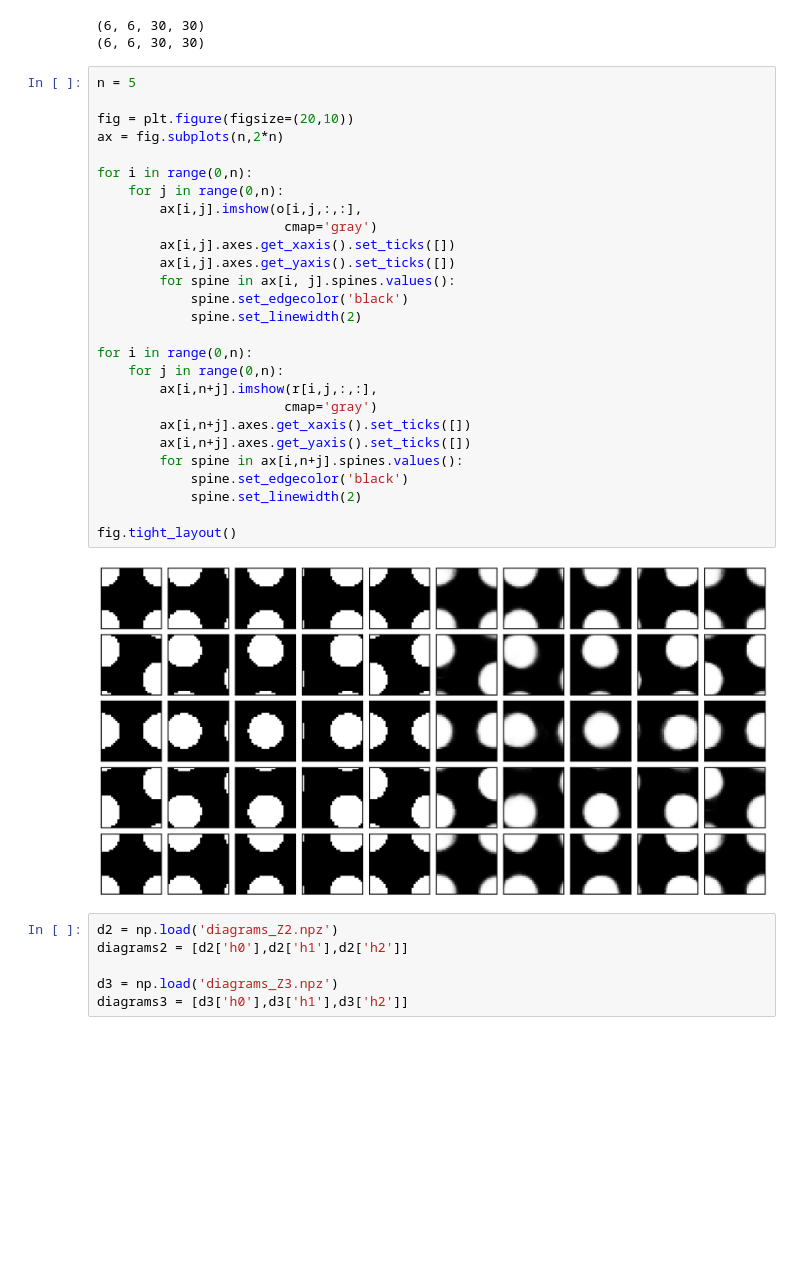
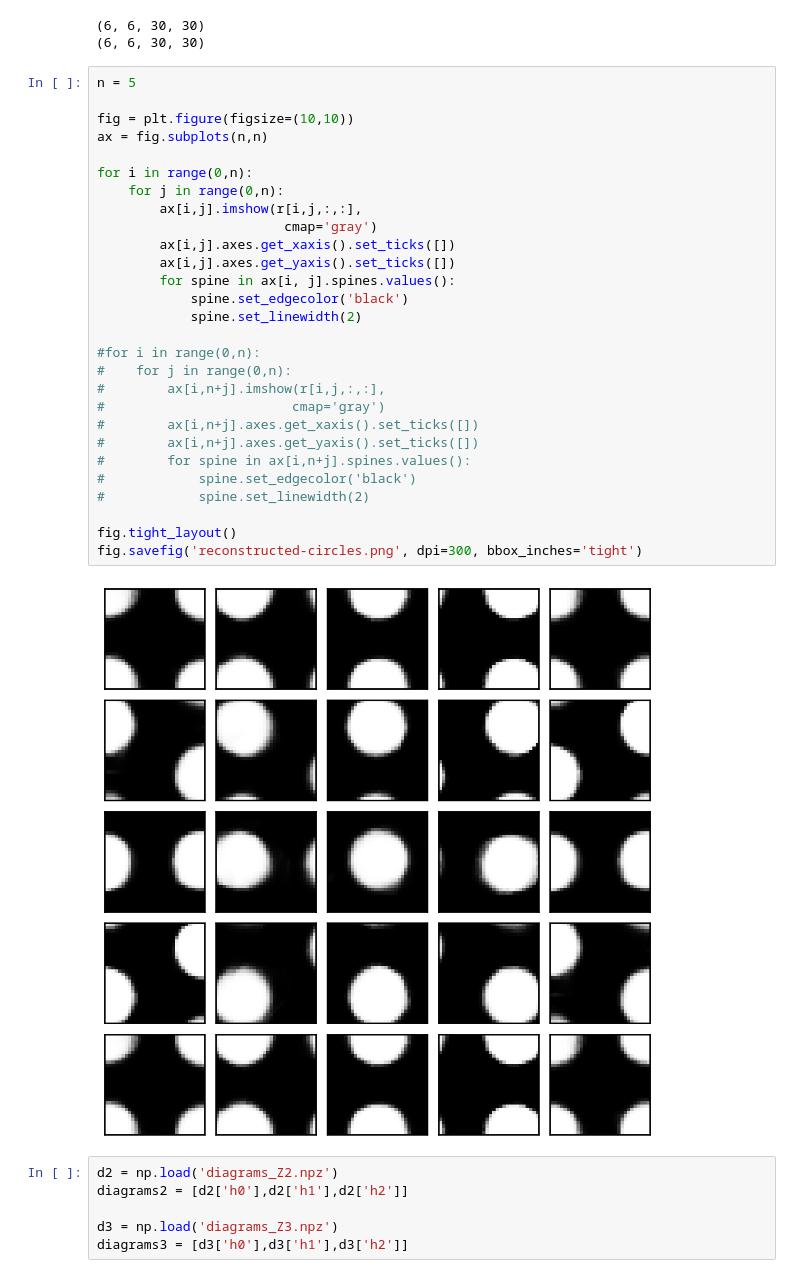
Before and after one commit to bekemax/KleinVAE, a Jupyter notebook: circles-dataset-results/plotting.ipynb, the cells around one changed output. Cells and saved outputs as stored; diff of their text form; blank space fills up the shorter version.

Commit message:
grid of circles

```diff
--- a/circles-dataset-results/plotting.ipynb
+++ b/circles-dataset-results/plotting.ipynb
@@ -16,32 +16,33 @@ print(r.shape)
 # %%
 n = 5
 
-fig = plt.figure(figsize=(20,10))
-ax = fig.subplots(n,2*n)
+fig = plt.figure(figsize=(10,10))
+ax = fig.subplots(n,n)
 
 for i in range(0,n):
     for j in range(0,n):
-        ax[i,j].imshow(o[i,j,:,:],
+        ax[i,j].imshow(r[i,j,:,:],
                         cmap='gray')
         ax[i,j].axes.get_xaxis().set_ticks([])
         ax[i,j].axes.get_yaxis().set_ticks([])
         for spine in ax[i, j].spines.values():
             spine.set_edgecolor('black')
             spine.set_linewidth(2)
 
-for i in range(0,n):
-    for j in range(0,n):
-        ax[i,n+j].imshow(r[i,j,:,:],
-                        cmap='gray')
-        ax[i,n+j].axes.get_xaxis().set_ticks([])
-        ax[i,n+j].axes.get_yaxis().set_ticks([])
-        for spine in ax[i,n+j].spines.values():
-            spine.set_edgecolor('black')
-            spine.set_linewidth(2)
+#for i in range(0,n):
+#    for j in range(0,n):
+#        ax[i,n+j].imshow(r[i,j,:,:],
+#                        cmap='gray')
+#        ax[i,n+j].axes.get_xaxis().set_ticks([])
+#        ax[i,n+j].axes.get_yaxis().set_ticks([])
+#        for spine in ax[i,n+j].spines.values():
+#            spine.set_edgecolor('black')
+#            spine.set_linewidth(2)
 
 fig.tight_layout()
+fig.savefig('reconstructed-circles.png', dpi=300, bbox_inches='tight')
 # %% [output]
-[figure, old version]
+[figure, new version]
 # %%
 d2 = np.load('diagrams_Z2.npz')
 diagrams2 = [d2['h0'],d2['h1'],d2['h2']]
```
Also changed, not shown: parts of 1 cell of this notebook, 5 other files.
